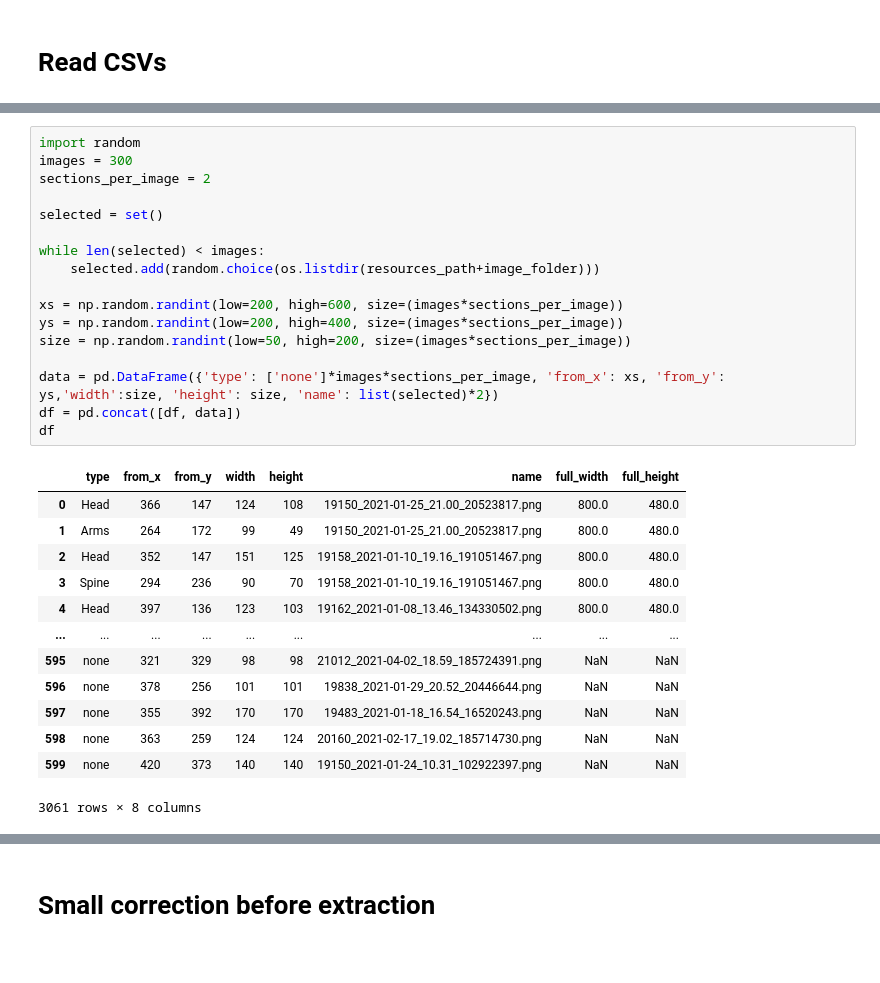
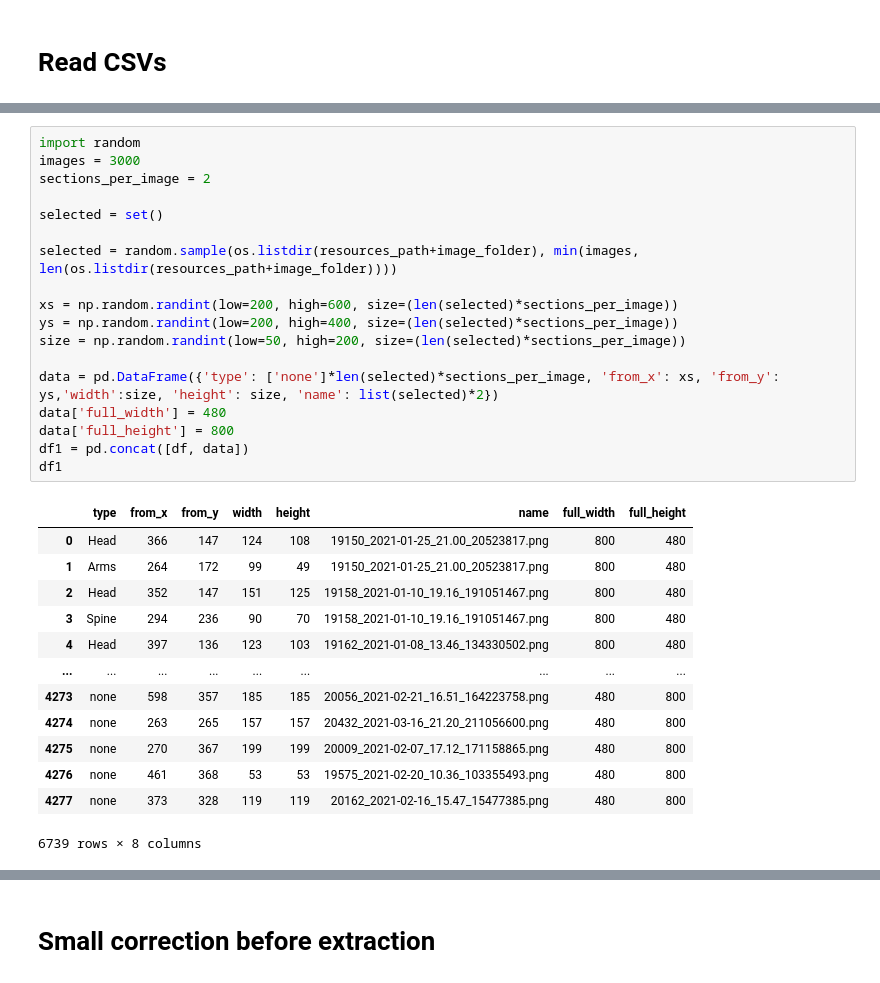
Before and after one commit to ZnFarha/Project3-1, a Jupyter notebook: src/HOG/Crop_from_CSV.ipynb, the cells around one changed output, grey strips where cells are left out. Drawn from its saved outputs; the diff is of its cells as text.

```diff
--- a/src/HOG/Crop_from_CSV.ipynb
+++ b/src/HOG/Crop_from_CSV.ipynb
@@ -33,32 +33,33 @@ Wall time: 370 ms
 # %%
 import random
-images = 300
+images = 3000
 sections_per_image = 2
 
 selected = set()
 
-while len(selected) < images:
-    selected.add(random.choice(os.listdir(resources_path+image_folder)))
+selected = random.sample(os.listdir(resources_path+image_folder), min(images, len(os.listdir(resources_path+image_folder))))
 
-xs = np.random.randint(low=200, high=600, size=(images*sections_per_image))
-ys = np.random.randint(low=200, high=400, size=(images*sections_per_image))
-size = np.random.randint(low=50, high=200, size=(images*sections_per_image))
+xs = np.random.randint(low=200, high=600, size=(len(selected)*sections_per_image))
+ys = np.random.randint(low=200, high=400, size=(len(selected)*sections_per_image))
+size = np.random.randint(low=50, high=200, size=(len(selected)*sections_per_image))
 
-data = pd.DataFrame({'type': ['none']*images*sections_per_image, 'from_x': xs, 'from_y': ys,'width':size, 'height': size, 'name': list(selected)*2})
-df = pd.concat([df, data])
-df
+data = pd.DataFrame({'type': ['none']*len(selected)*sections_per_image, 'from_x': xs, 'from_y': ys,'width':size, 'height': size, 'name': list(selected)*2})
+data['full_width'] = 480
+data['full_height'] = 800
+df1 = pd.concat([df, data])
+df1
 # %% [output]
 |  | type | from_x | from_y | width | height | name | full_width | full_height |
-| 0 | Head | 366 | 147 | 124 | 108 | 19150_2021-01-25_21.00_20523817.png | 800.0 | 480.0 |
-| 1 | Arms | 264 | 172 | 99 | 49 | 19150_2021-01-25_21.00_20523817.png | 800.0 | 480.0 |
-| 2 | Head | 352 | 147 | 151 | 125 | 19158_2021-01-10_19.16_191051467.png | 800.0 | 480.0 |
-| 3 | Spine | 294 | 236 | 90 | 70 | 19158_2021-01-10_19.16_191051467.png | 800.0 | 480.0 |
-| 4 | Head | 397 | 136 | 123 | 103 | 19162_2021-01-08_13.46_134330502.png | 800.0 | 480.0 |
+| 0 | Head | 366 | 147 | 124 | 108 | 19150_2021-01-25_21.00_20523817.png | 800 | 480 |
+| 1 | Arms | 264 | 172 | 99 | 49 | 19150_2021-01-25_21.00_20523817.png | 800 | 480 |
+| 2 | Head | 352 | 147 | 151 | 125 | 19158_2021-01-10_19.16_191051467.png | 800 | 480 |
+| 3 | Spine | 294 | 236 | 90 | 70 | 19158_2021-01-10_19.16_191051467.png | 800 | 480 |
+| 4 | Head | 397 | 136 | 123 | 103 | 19162_2021-01-08_13.46_134330502.png | 800 | 480 |
 | ... | ... | ... | ... | ... | ... | ... | ... | ... |
-| 595 | none | 321 | 329 | 98 | 98 | 21012_2021-04-02_18.59_185724391.png | NaN | NaN |
-| 596 | none | 378 | 256 | 101 | 101 | 19838_2021-01-29_20.52_20446644.png | NaN | NaN |
-| 597 | none | 355 | 392 | 170 | 170 | 19483_2021-01-18_16.54_16520243.png | NaN | NaN |
-| 598 | none | 363 | 259 | 124 | 124 | 20160_2021-02-17_19.02_185714730.png | NaN | NaN |
-| 599 | none | 420 | 373 | 140 | 140 | 19150_2021-01-24_10.31_102922397.png | NaN | NaN |
+| 4273 | none | 598 | 357 | 185 | 185 | 20056_2021-02-21_16.51_164223758.png | 480 | 800 |
+| 4274 | none | 263 | 265 | 157 | 157 | 20432_2021-03-16_21.20_211056600.png | 480 | 800 |
+| 4275 | none | 270 | 367 | 199 | 199 | 20009_2021-02-07_17.12_171158865.png | 480 | 800 |
+| 4276 | none | 461 | 368 | 53 | 53 | 19575_2021-02-20_10.36_103355493.png | 480 | 800 |
+| 4277 | none | 373 | 328 | 119 | 119 | 20162_2021-02-16_15.47_15477385.png | 480 | 800 |
-3061 rows × 8 columns
+6739 rows × 8 columns
 # %%
```
Also changed, not shown: parts of 9 cells of this notebook, 18 other files.
